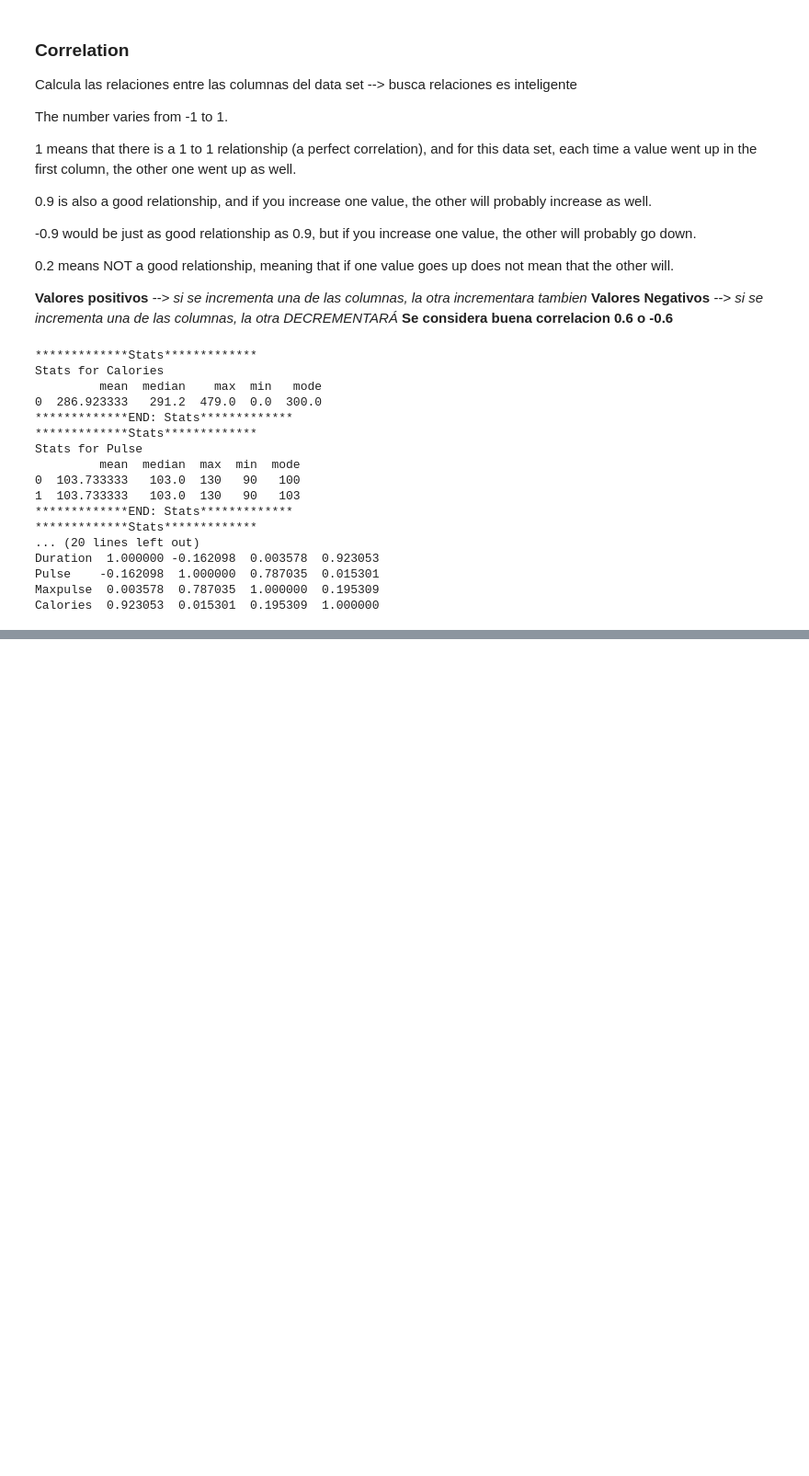
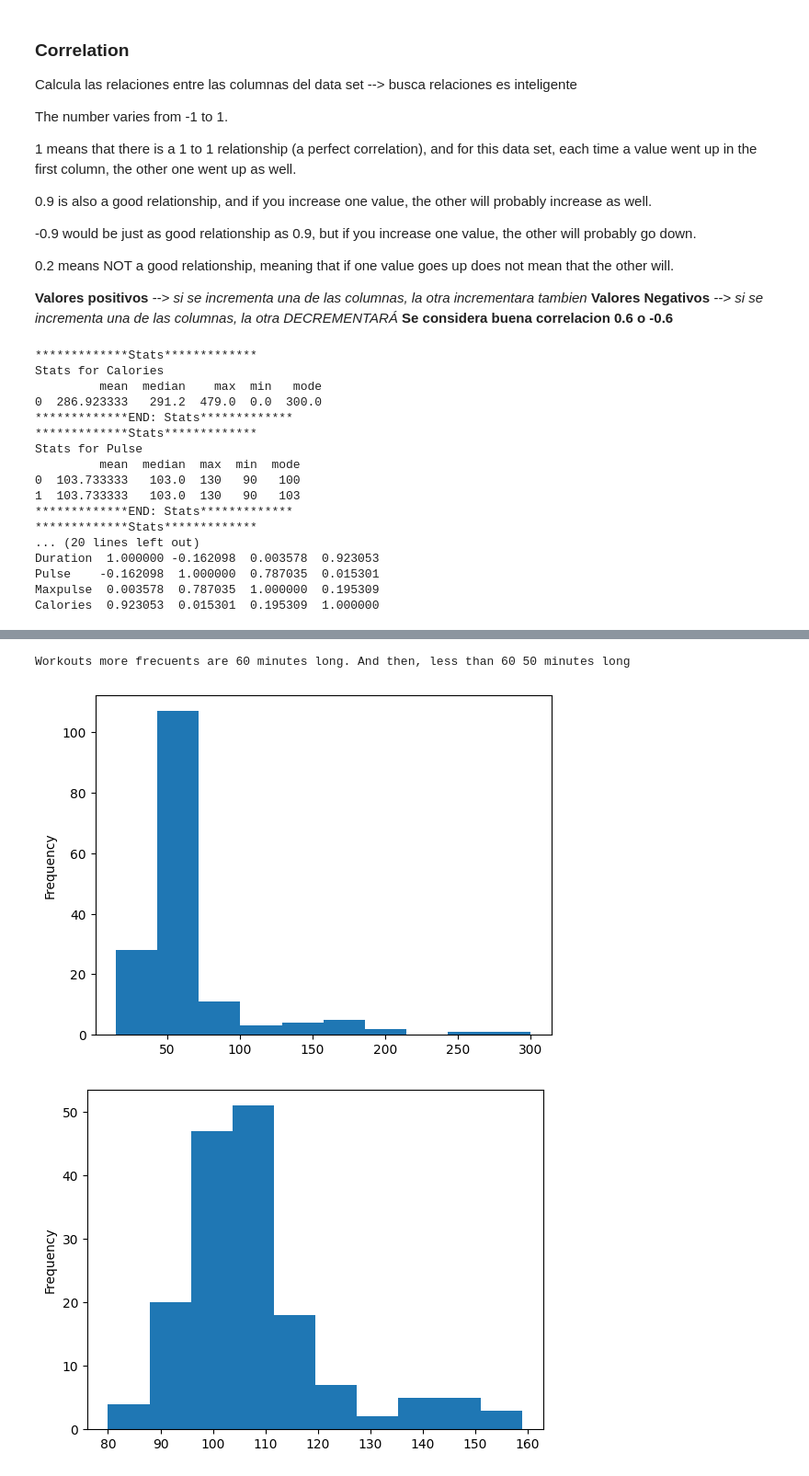
Before and after one commit to axlherrera19/python_llm_pandas_tutorial, a Jupyter notebook: pandas_notebook.ipynb, the cells around one changed output, grey strips where cells are left out. Shown at 92% size. Drawn from its saved outputs; the diff is of its cells as text; code cells hidden in the pictures; blank space fills up the shorter version.

```diff
--- a/pandas_notebook.ipynb
+++ b/pandas_notebook.ipynb
@@ -304,0 +342,14 @@ Calories  0.923053  0.015301  0.195309  1.000000
+# %%
+# Histogram
+
+print("Workouts more frecuents are 60 minutes long. And then, less than 60 50 minutes long")
+working_large_calories_dataframe["Duration"].plot(kind = 'hist')
+plt.show()
+
+print("Workouts more frecuents are low cardio. 110ppm or less")
+working_large_calories_dataframe["Pulse"].plot(kind = 'hist')
+plt.show()
+# %% [output]
+Workouts more frecuents are 60 minutes long. And then, less than 60 50 minutes long
+[figure, added]
+[figure, added]
```
Also changed, not shown: parts of 4 cells of this notebook.
